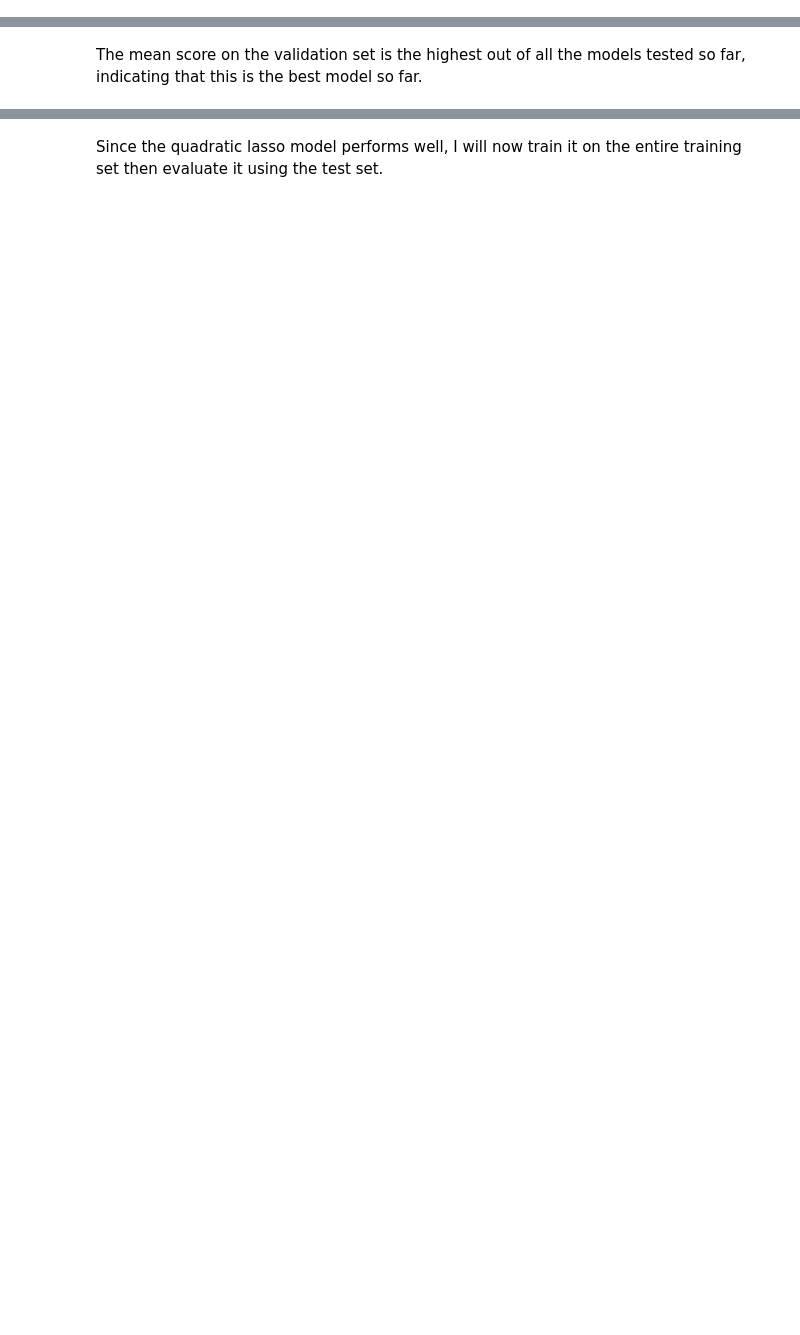
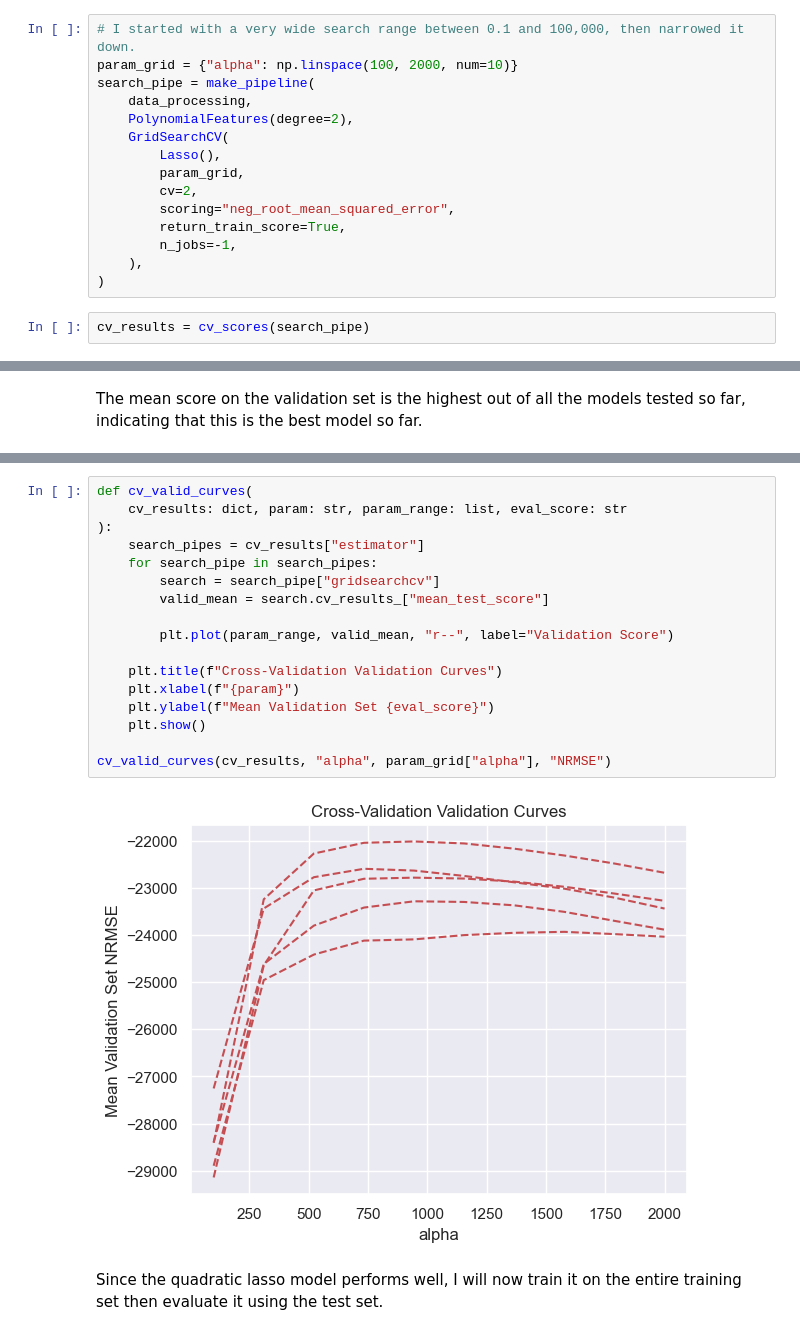
Before and after one commit to blue-fish-0/Data-Analytics-Projects, a Jupyter notebook: House Prices Prediction/house-prices-prediction.ipynb, the cells around one changed output, grey strips where cells are left out. Drawn from its saved outputs; the diff is of its cells as text; blank space fills up the shorter version.

Commit message:
Added validation curves

```diff
--- a/House Prices Prediction/house-prices-prediction.ipynb
+++ b/House Prices Prediction/house-prices-prediction.ipynb
@@ -316,0 +322,17 @@ Mean NRMSE for validation sets: -21950.97 (1388.26 SD)
+# %%
+# I started with a very wide search range between 0.1 and 100,000, then narrowed it down.
+param_grid = {"alpha": np.linspace(100, 2000, num=10)}
+search_pipe = make_pipeline(
+    data_processing,
+    PolynomialFeatures(degree=2),
+    GridSearchCV(
+        Lasso(),
+        param_grid,
+        cv=2,
+        scoring="neg_root_mean_squared_error",
+        return_train_score=True,
+        n_jobs=-1,
+    ),
+)
+# %%
+cv_results = cv_scores(search_pipe)
@@ -345,2 +346,21 @@ alpha: [850.0, 700.0, 700.0, 700.0, 550.0]     [400.0, 1000.0]
+# %%
+def cv_valid_curves(
+    cv_results: dict, param: str, param_range: list, eval_score: str
+):
+    search_pipes = cv_results["estimator"]
+    for search_pipe in search_pipes:
+        search = search_pipe["gridsearchcv"]
+        valid_mean = search.cv_results_["mean_test_score"]
+
+        plt.plot(param_range, valid_mean, "r--", label="Validation Score")
+
+    plt.title(f"Cross-Validation Validation Curves")
+    plt.xlabel(f"{param}")
+    plt.ylabel(f"Mean Validation Set {eval_score}")
+    plt.show()
+
+cv_valid_curves(cv_results, "alpha", param_grid["alpha"], "NRMSE")
+# %% [output]
+[figure, added]
 # %% [markdown]
 Since the quadratic lasso model performs well, I will now train it on the entire training set then evaluate it using the test set.
```
Also changed, not shown: parts of 22 cells of this notebook.
